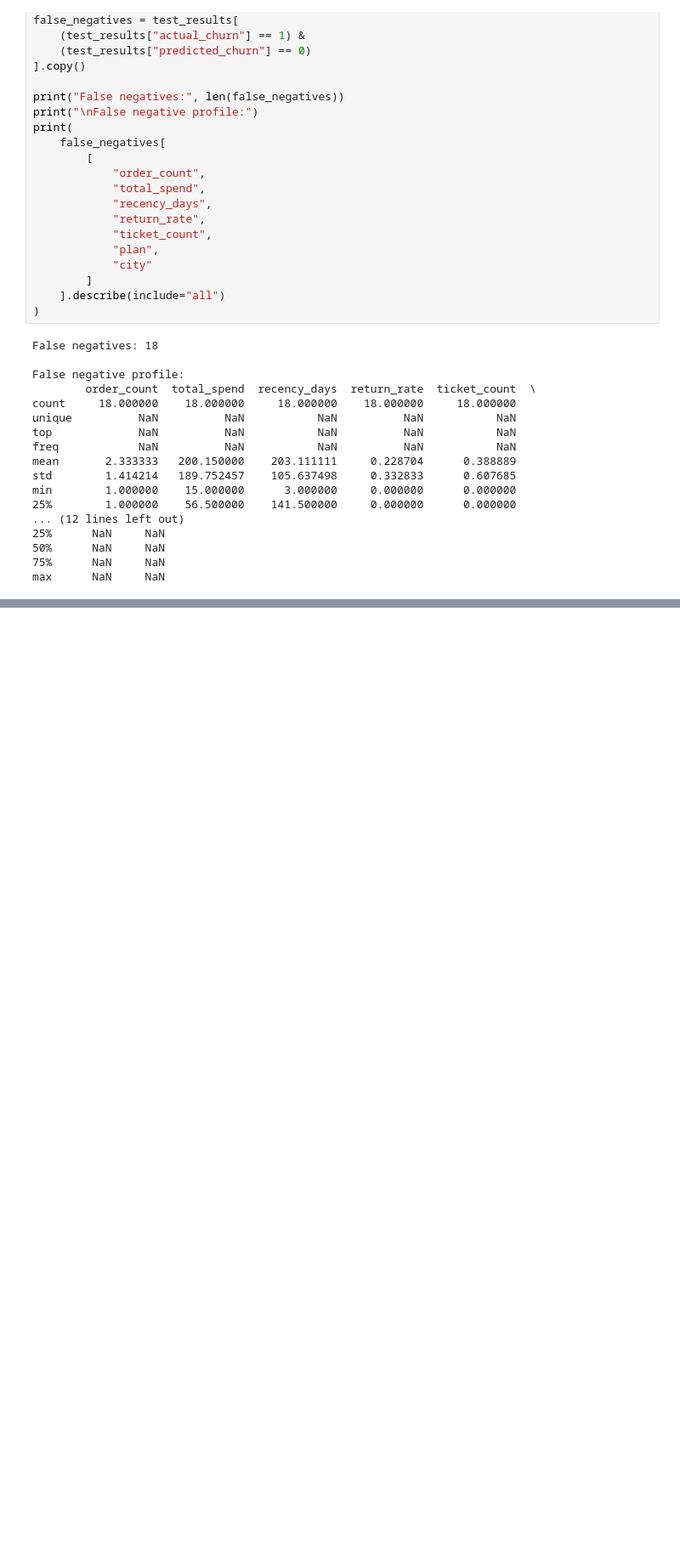
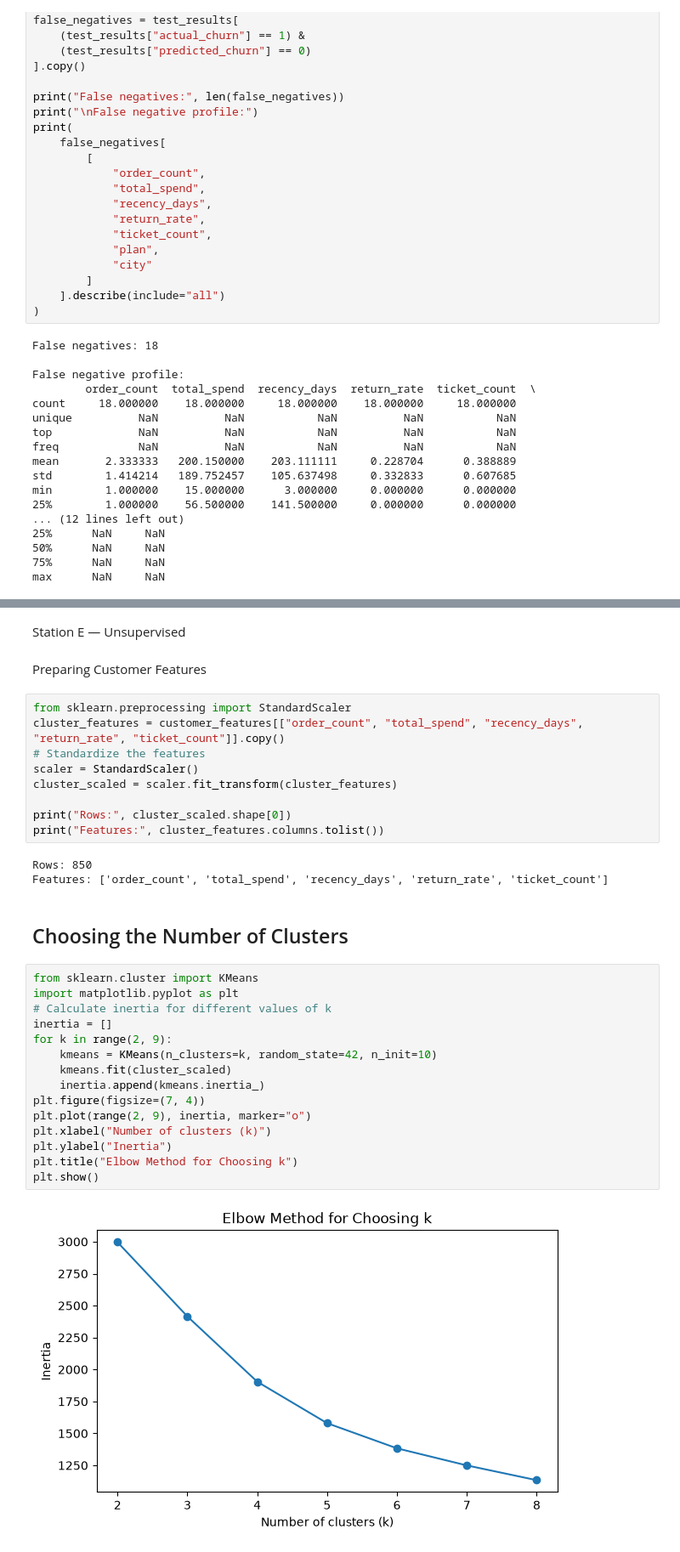
Before and after one commit to sivaepathusa/Pulsecart, a Jupyter notebook: analysis.ipynb, the cells around one changed output, grey strips where cells are left out. Shown at 85% size. Drawn from its saved outputs; the diff is of its cells as text; blank space fills up the shorter version.

Commit message:
Station E and F Completed

```diff
--- a/analysis.ipynb
+++ b/analysis.ipynb
@@ -947,0 +948,35 @@ The missed customers were spread across 9 cities, so the errors were not concent
+# %% [markdown]
+Station E — Unsupervised
+# %% [markdown]
+Preparing Customer Features
+# %%
+from sklearn.preprocessing import StandardScaler
+cluster_features = customer_features[["order_count", "total_spend", "recency_days", "return_rate", "ticket_count"]].copy()
+# Standardize the features
+scaler = StandardScaler()
+cluster_scaled = scaler.fit_transform(cluster_features)
+
+print("Rows:", cluster_scaled.shape[0])
+print("Features:", cluster_features.columns.tolist())
+# %% [output]
+Rows: 850
+Features: ['order_count', 'total_spend', 'recency_days', 'return_rate', 'ticket_count']
+# %% [markdown]
+## Choosing the Number of Clusters
+# %%
+from sklearn.cluster import KMeans
+import matplotlib.pyplot as plt
+# Calculate inertia for different values of k
+inertia = []
+for k in range(2, 9):
+    kmeans = KMeans(n_clusters=k, random_state=42, n_init=10)
+    kmeans.fit(cluster_scaled)
+    inertia.append(kmeans.inertia_)
+plt.figure(figsize=(7, 4))
+plt.plot(range(2, 9), inertia, marker="o")
+plt.xlabel("Number of clusters (k)")
+plt.ylabel("Inertia")
+plt.title("Elbow Method for Choosing k")
+plt.show()
+# %% [output]
+[figure, added]
```
Also changed, not shown: parts of 26 cells of this notebook.
